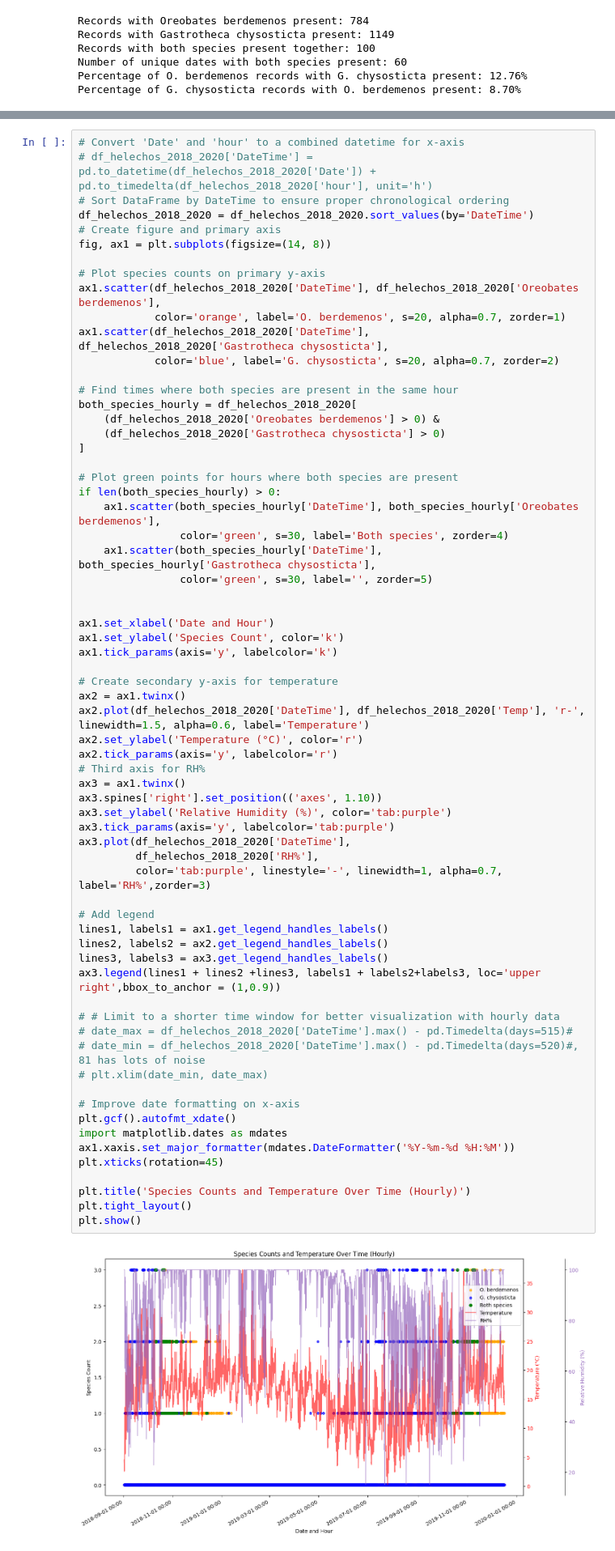
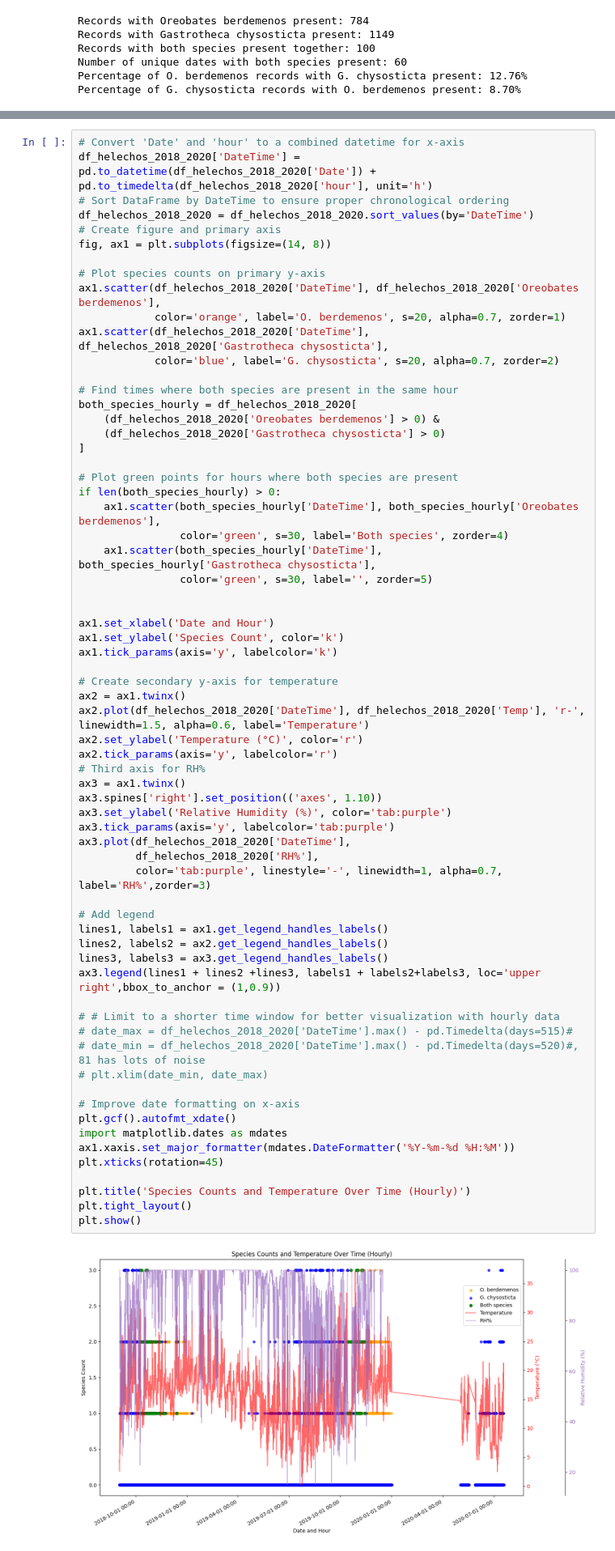
Before and after one commit to ash2d/yungas_aruna, a Jupyter notebook: helechos_node.ipynb, the cells around one changed output, grey strips where cells are left out. Shown at 81% size. Cells and saved outputs as stored; diff of their text form.

```diff
--- a/helechos_node.ipynb
+++ b/helechos_node.ipynb
@@ -281,6 +281,6 @@ plt.show()
 # %%
 # Convert 'Date' and 'hour' to a combined datetime for x-axis
-# df_helechos_2018_2020['DateTime'] = pd.to_datetime(df_helechos_2018_2020['Date']) + pd.to_timedelta(df_helechos_2018_2020['hour'], unit='h')
+df_helechos_2018_2020['DateTime'] = pd.to_datetime(df_helechos_2018_2020['Date']) + pd.to_timedelta(df_helechos_2018_2020['hour'], unit='h')
 # Sort DataFrame by DateTime to ensure proper chronological ordering
 df_helechos_2018_2020 = df_helechos_2018_2020.sort_values(by='DateTime')
 # Create figure and primary axis
@@ -318,34 +318,34 @@ ax2.tick_params(axis='y', labelcolor='r')
 # Third axis for RH%
 ax3 = ax1.twinx()
 ax3.spines['right'].set_position(('axes', 1.10))
 ax3.set_ylabel('Relative Humidity (%)', color='tab:purple')
 ax3.tick_params(axis='y', labelcolor='tab:purple')
 ax3.plot(df_helechos_2018_2020['DateTime'],
          df_helechos_2018_2020['RH%'],
          color='tab:purple', linestyle='-', linewidth=1, alpha=0.7, label='RH%',zorder=3)
 
 # Add legend
 lines1, labels1 = ax1.get_legend_handles_labels()
 lines2, labels2 = ax2.get_legend_handles_labels()
 lines3, labels3 = ax3.get_legend_handles_labels()
 ax3.legend(lines1 + lines2 +lines3, labels1 + labels2+labels3, loc='upper right',bbox_to_anchor = (1,0.9))
 
 # # Limit to a shorter time window for better visualization with hourly data
 # date_max = df_helechos_2018_2020['DateTime'].max() - pd.Timedelta(days=515)#
 # date_min = df_helechos_2018_2020['DateTime'].max() - pd.Timedelta(days=520)#, 81 has lots of noise
 # plt.xlim(date_min, date_max)
 
 # Improve date formatting on x-axis
 plt.gcf().autofmt_xdate()
 import matplotlib.dates as mdates
 ax1.xaxis.set_major_formatter(mdates.DateFormatter('%Y-%m-%d %H:%M'))
 plt.xticks(rotation=45)
 
 plt.title('Species Counts and Temperature Over Time (Hourly)')
 plt.tight_layout()
 plt.show()
 # %% [output]
-[figure, old version]
+[figure, new version]
 # %%
 df_helechos_2018_2020.head()
 # %% [output]
```
Also changed, not shown: parts of 9 cells of this notebook.
